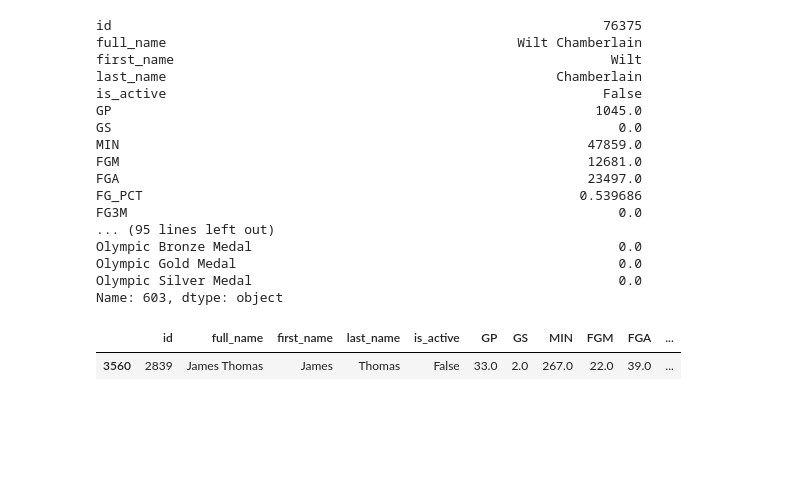
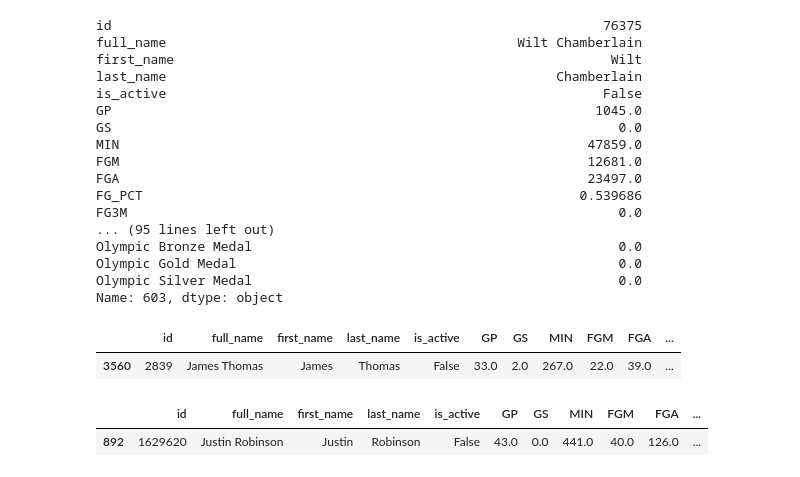
Before and after one commit to bharthun7/nba-hof-predictor, a Jupyter notebook: model-tester.ipynb, the cells around one changed output. Drawn from its saved outputs; the diff is of its cells as text; code cells hidden in the pictures; blank space fills up the shorter version.

Commit message:
Verify BR scraped irregularities are accurate in inelg dataset

```diff
--- a/model-tester.ipynb
+++ b/model-tester.ipynb
@@ -59,3 +59,8 @@ elg[elg["full_name"]=="James Thomas"]
 # %% [output]
 |  | id | full_name | first_name | last_name | is_active | GP | GS | MIN | FGM | FGA | ... |
 | 3560 | 2839 | James Thomas | James | Thomas | False | 33.0 | 2.0 | 267.0 | 22.0 | 39.0 | ... |
+# %%
+inelg[inelg["full_name"]=="Justin Robinson"]
+# %% [output]
+|  | id | full_name | first_name | last_name | is_active | GP | GS | MIN | FGM | FGA | ... |
+| 892 | 1629620 | Justin Robinson | Justin | Robinson | False | 43.0 | 0.0 | 441.0 | 40.0 | 126.0 | ... |
```
